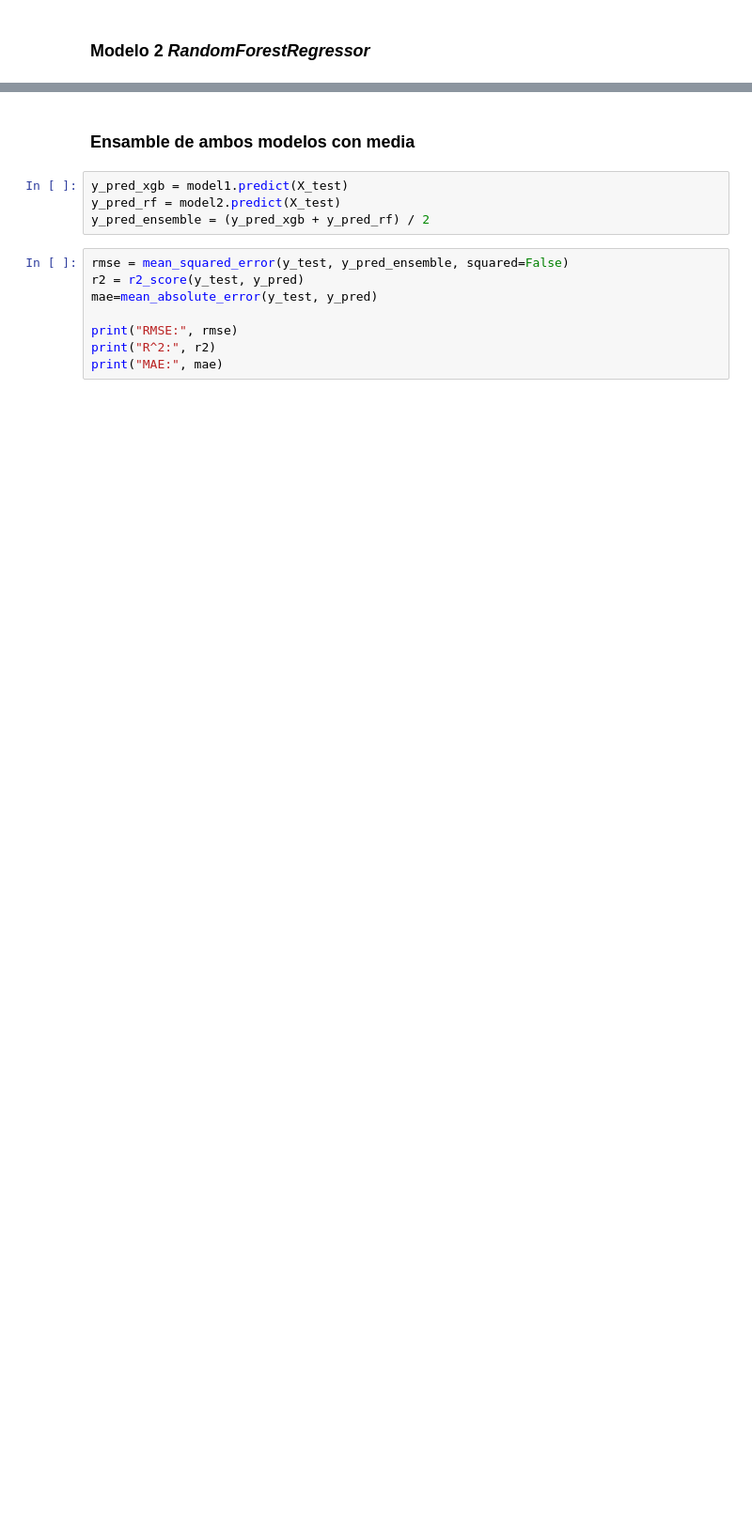
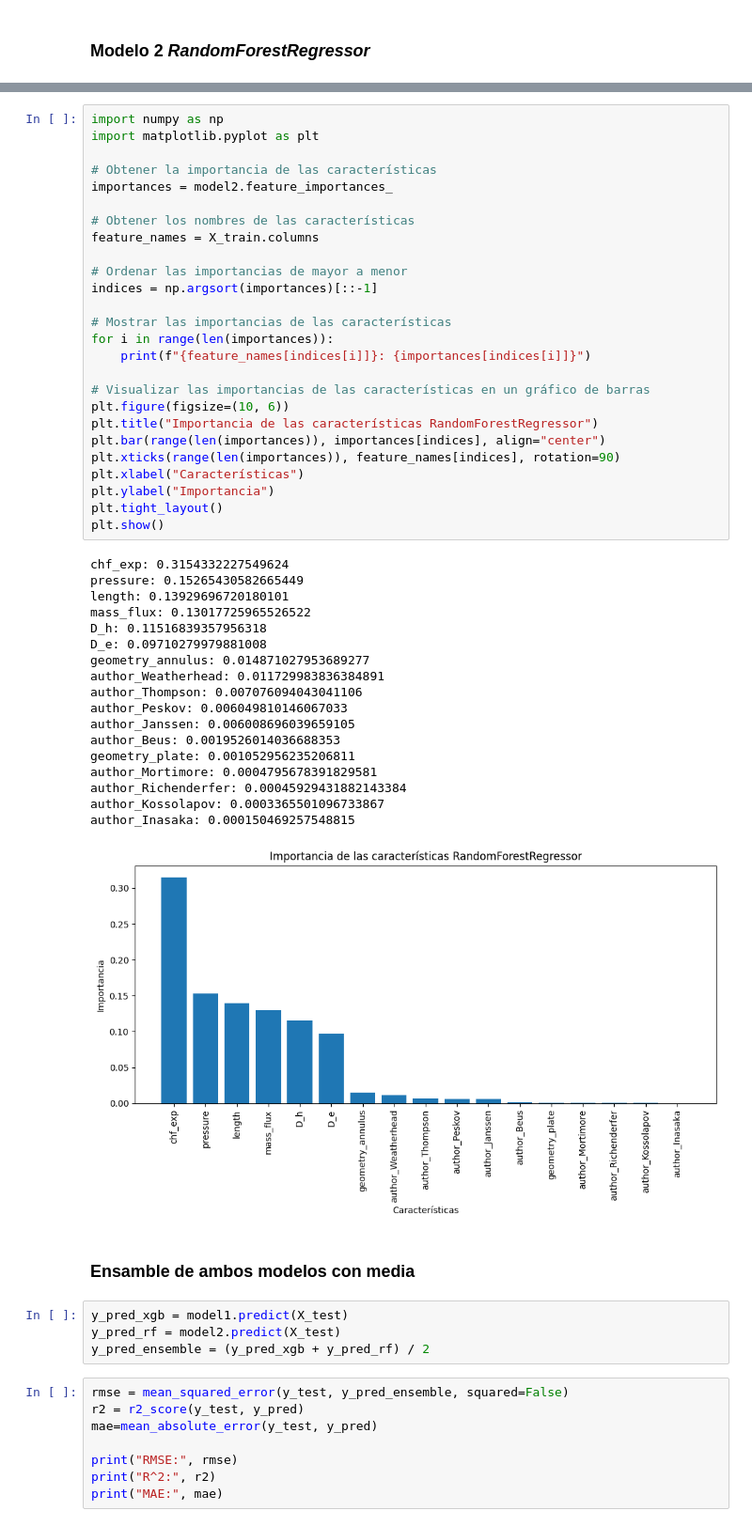
Before and after one commit to mgiljimenez/kaggle_Heat_Flux, a Jupyter notebook: src/models/modelo9.ipynb, the cells around one changed output, grey strips where cells are left out. Shown: that part at 94% size. Drawn from its saved outputs; the diff is of its cells as text; blank space fills up the shorter version.

```diff
--- a/src/models/modelo9.ipynb
+++ b/src/models/modelo9.ipynb
@@ -345,3 +393,48 @@ MAE: 0.05035068676579741
+# %%
+import numpy as np
+import matplotlib.pyplot as plt
+
+# Obtener la importancia de las características
+importances = model2.feature_importances_
+
+# Obtener los nombres de las características
+feature_names = X_train.columns
+
+# Ordenar las importancias de mayor a menor
+indices = np.argsort(importances)[::-1]
+
+# Mostrar las importancias de las características
+for i in range(len(importances)):
+    print(f"{feature_names[indices[i]]}: {importances[indices[i]]}")
+
+# Visualizar las importancias de las características en un gráfico de barras
+plt.figure(figsize=(10, 6))
+plt.title("Importancia de las características RandomForestRegressor")
+plt.bar(range(len(importances)), importances[indices], align="center")
+plt.xticks(range(len(importances)), feature_names[indices], rotation=90)
+plt.xlabel("Características")
+plt.ylabel("Importancia")
+plt.tight_layout()
+plt.show()
+# %% [output]
+chf_exp: 0.3154332227549624
+pressure: 0.15265430582665449
+length: 0.13929696720180101
+mass_flux: 0.13017725965526522
+D_h: 0.11516839357956318
+D_e: 0.09710279979881008
+geometry_annulus: 0.014871027953689277
+author_Weatherhead: 0.011729983836384891
+author_Thompson: 0.007076094043041106
+author_Peskov: 0.006049810146067033
+author_Janssen: 0.006008696039659105
+author_Beus: 0.0019526014036688353
+geometry_plate: 0.001052956235206811
+author_Mortimore: 0.0004795678391829581
+author_Richenderfer: 0.00045929431882143384
+author_Kossolapov: 0.0003365501096733867
+author_Inasaka: 0.000150469257548815
+[figure, added]
 # %% [markdown]
 ### Ensamble de ambos modelos con media
 # %%
```
Also changed, not shown: parts of 8 cells of this notebook, 5 other files.
